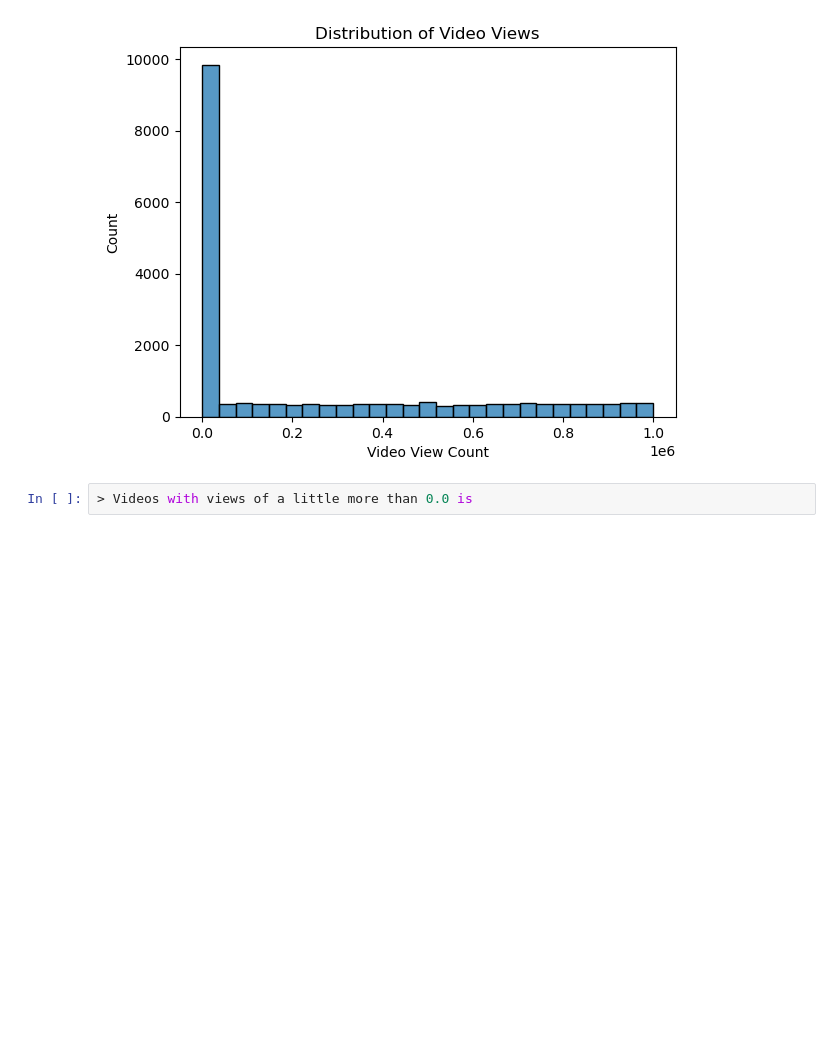
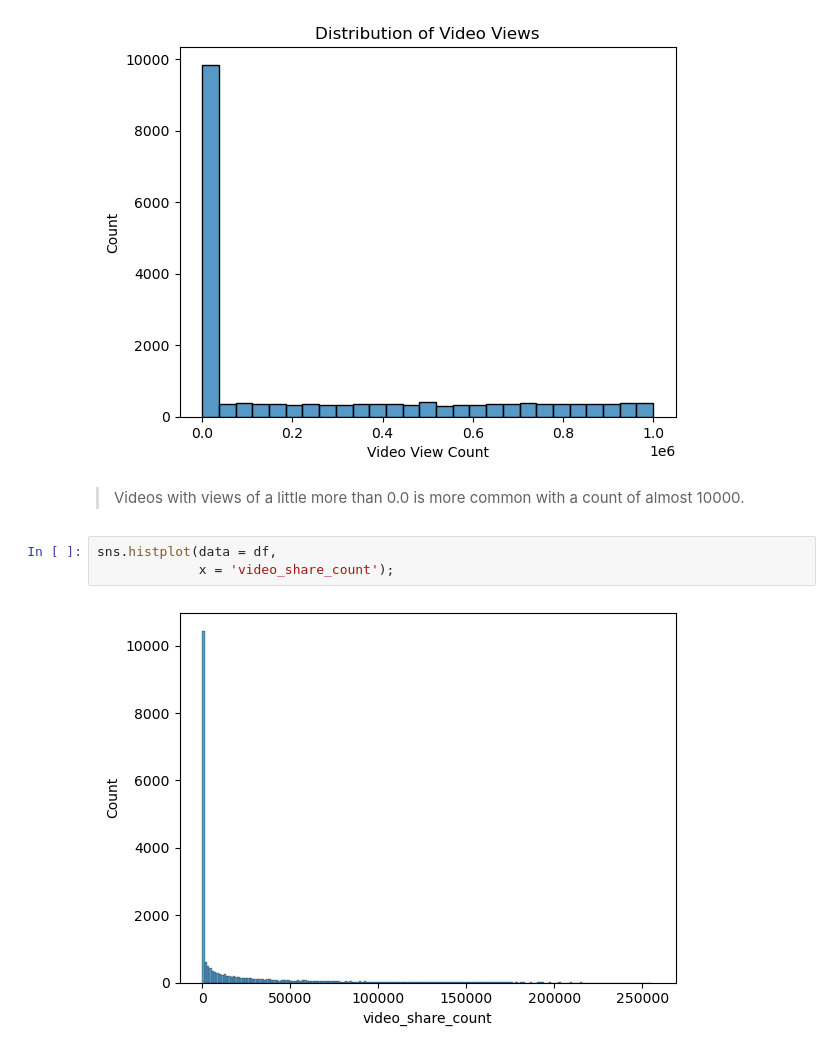
Before and after one commit to alishanstyles/Projects, a Jupyter notebook: Documents/coding-temple/Tik Tok Data Analysis/Untitled.ipynb, the cells around one changed output. Saved outputs shown, nothing was run; the diff lists cells and outputs as text; blank space fills up the shorter version.

Commit message:
adding visualizations

```diff
--- a/Documents/coding-temple/Tik Tok Data Analysis/Untitled.ipynb
+++ b/Documents/coding-temple/Tik Tok Data Analysis/Untitled.ipynb
@@ -131,5 +131,10 @@ plt.xlabel('Video View Count')
 plt.ylabel('Count');
 # %% [output]
 [figure]
-# %%
-> Videos with views of a little more than 0.0 is
+# %% [markdown]
+> Videos with views of a little more than 0.0 is more common with a count of almost 10000.
+# %%
+sns.histplot(data = df,
+             x = 'video_share_count');
+# %% [output]
+[figure, added]
```
Also changed, not shown: parts of 5 cells of this notebook.
